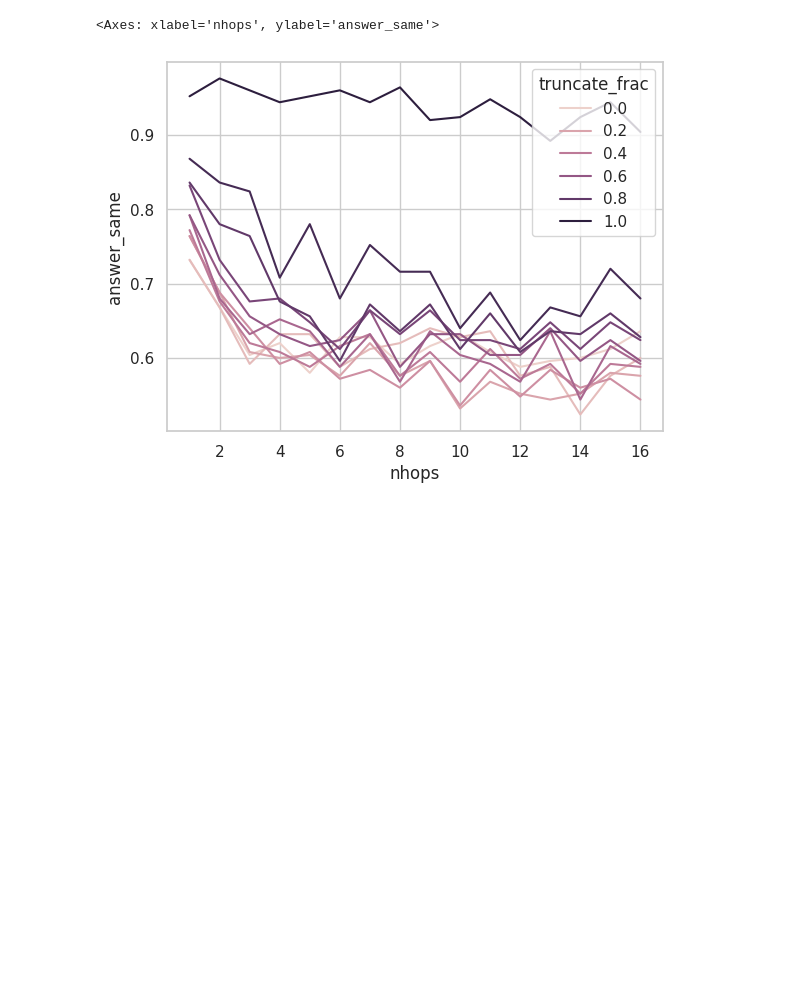
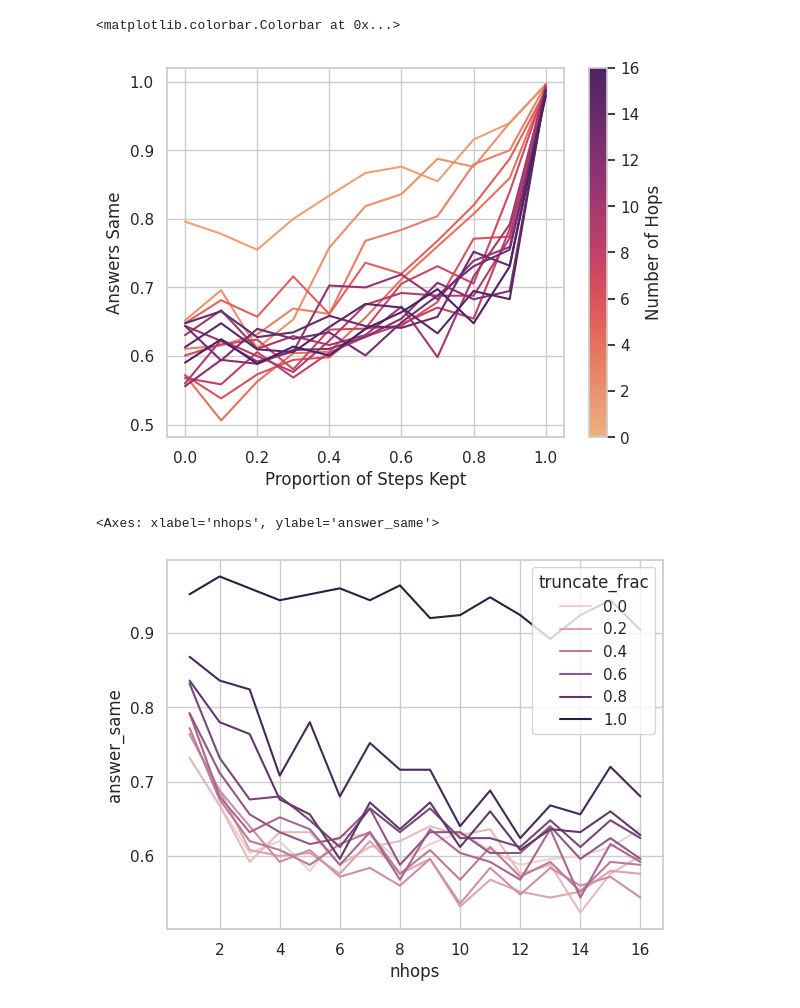
Before and after one commit to kaifronsdal/LoadBearingCoT, a Jupyter notebook: notebooks/truncated_faithfulness.ipynb, the cells around one changed output. Cells and saved outputs as stored; diff of their text form; code cells hidden in the pictures; blank space fills up the shorter version.

```diff
--- a/notebooks/truncated_faithfulness.ipynb
+++ b/notebooks/truncated_faithfulness.ipynb
@@ -49,3 +74,22 @@ sns.lineplot(x="nhops", y="answer_same", hue="truncate_frac", data=all_scores, e
+# %%
+# Fix duplicate labels by creating a copy with reset index
+plot_data = all_scores.reset_index(drop=True)
+palette = sns.color_palette("flare", as_cmap=True)
+
+# Plot with continuous color mapping
+p = sns.lineplot(
+    x="Proportion of Steps Kept",
+    y="Answers Same",
+    hue="Number of Hops",
+    data=plot_data.rename(columns={'nhops': 'Number of Hops', 'answers_same': 'Answers Same', 'truncation_fraction': 'Proportion of Steps Kept'}),
+    errorbar=None,
+    legend=False,
+    palette=palette
+)
+plt.colorbar(plt.cm.ScalarMappable(norm=plt.Normalize(plot_data['nhops'].min(), plot_data['nhops'].max()), cmap=palette), label="Number of Hops", ax=p)
+# %% [output]
+<matplotlib.colorbar.Colorbar at 0x...>
+[figure, added]
 # %%
 logs_dir = 'unfaithful_logs_qwen7_4'
 all_scores = []
```
Also changed, not shown: parts of 3 cells of this notebook, 10 other files.
